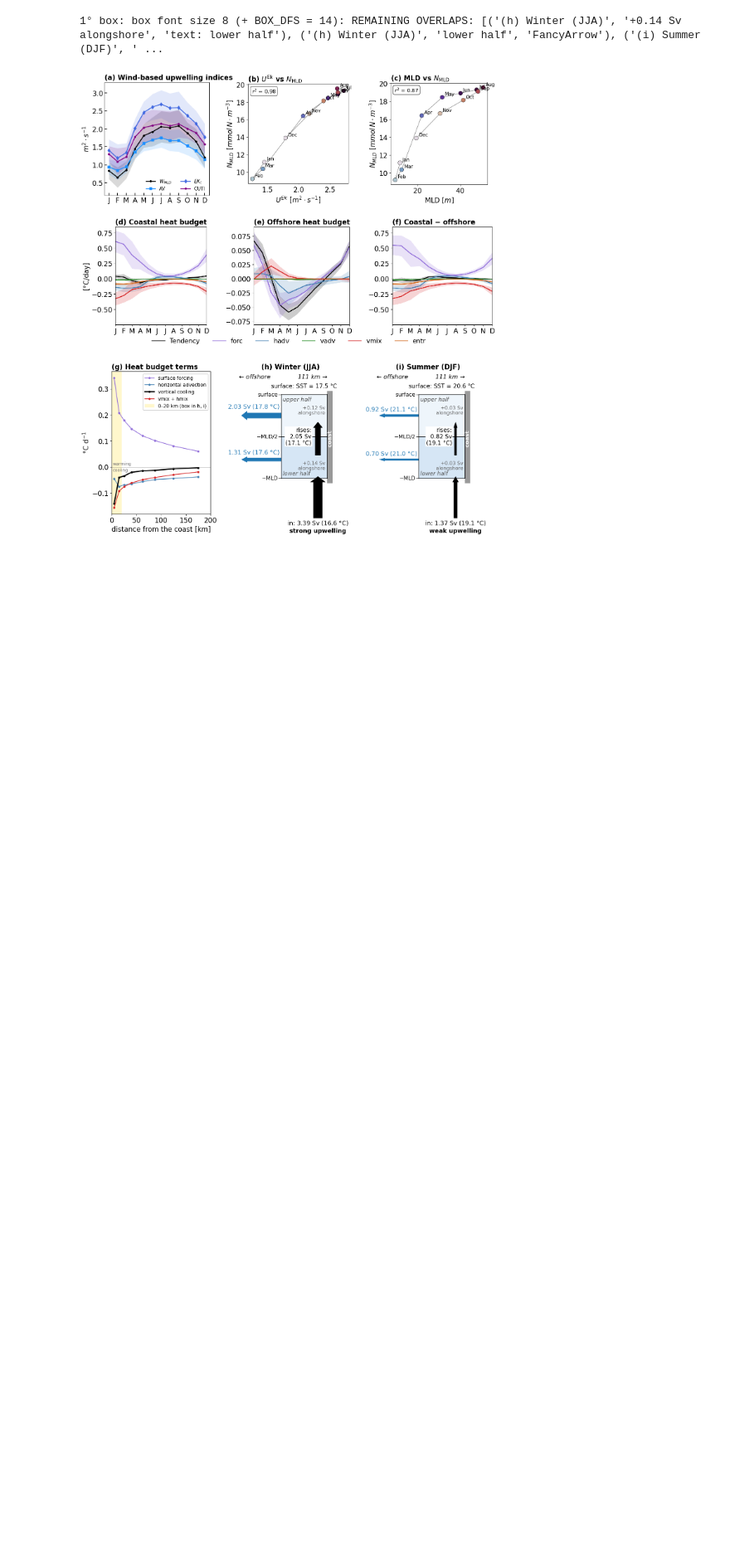
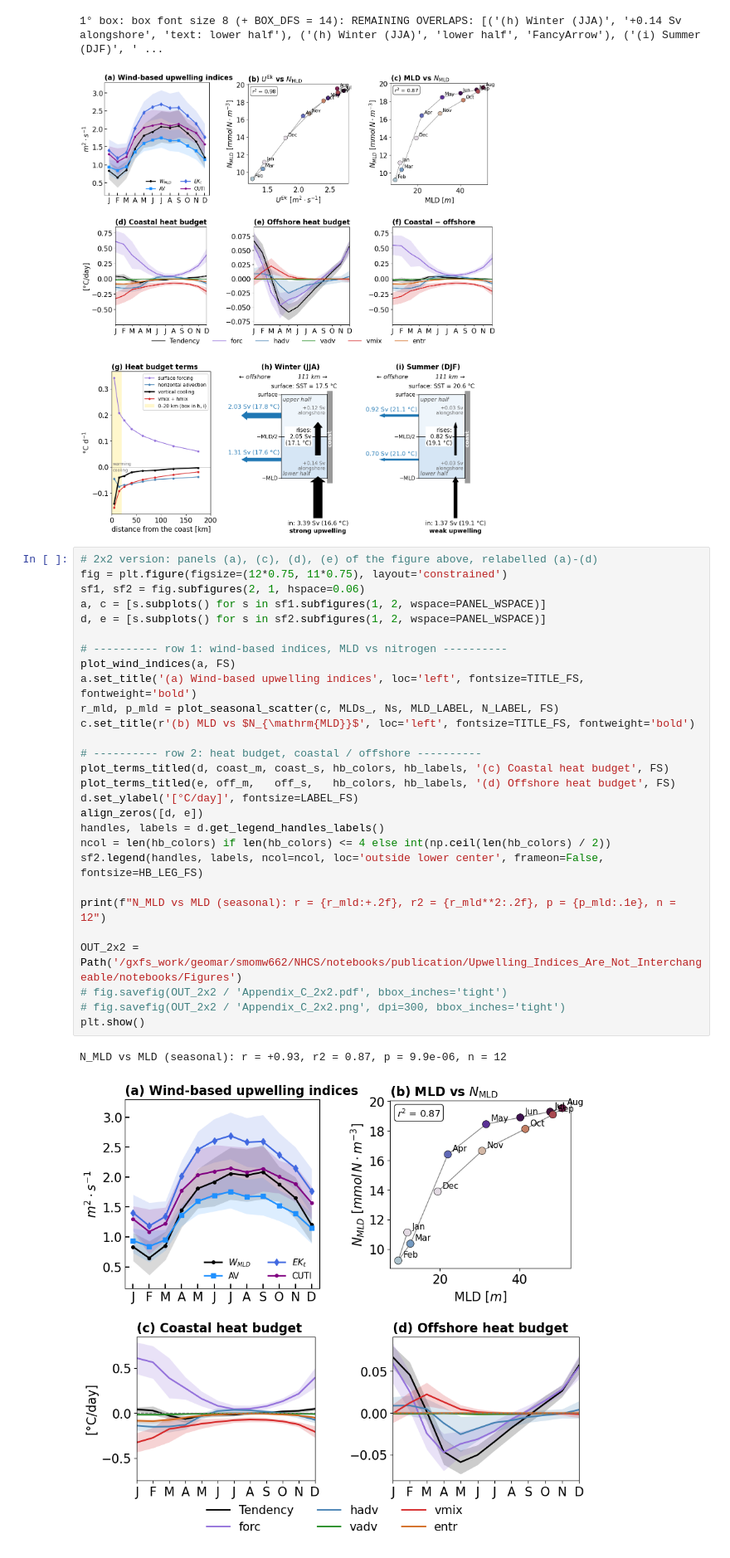
Before and after one commit to danliba/Upwelling_Indices_Are_Not_Interchangeable, a Jupyter notebook: notebooks/Appendix_C.ipynb, the cells around one changed output. Shown at 83% size. Drawn from its saved outputs; the diff is of its cells as text; blank space fills up the shorter version.

```diff
--- a/notebooks/Appendix_C.ipynb
+++ b/notebooks/Appendix_C.ipynb
@@ -669,3 +669,34 @@ plt.show()
 # %% [output]
 1° box: box font size 8 (+ BOX_DFS = 14): REMAINING OVERLAPS: [('(h) Winter (JJA)', '+0.14 Sv alongshore', 'text: lower half'), ('(h) Winter (JJA)', 'lower half', 'FancyArrow'), ('(i) Summer (DJF)', ' ...
 [figure]
+# %%
+# 2x2 version: panels (a), (c), (d), (e) of the figure above, relabelled (a)-(d)
+fig = plt.figure(figsize=(12*0.75, 11*0.75), layout='constrained')
+sf1, sf2 = fig.subfigures(2, 1, hspace=0.06)
+a, c = [s.subplots() for s in sf1.subfigures(1, 2, wspace=PANEL_WSPACE)]
+d, e = [s.subplots() for s in sf2.subfigures(1, 2, wspace=PANEL_WSPACE)]
+
+# ---------- row 1: wind-based indices, MLD vs nitrogen ----------
+plot_wind_indices(a, FS)
+a.set_title('(a) Wind-based upwelling indices', loc='left', fontsize=TITLE_FS, fontweight='bold')
+r_mld, p_mld = plot_seasonal_scatter(c, MLDs_, Ns, MLD_LABEL, N_LABEL, FS)
+c.set_title(r'(b) MLD vs $N_{\mathrm{MLD}}$', loc='left', fontsize=TITLE_FS, fontweight='bold')
+
+# ---------- row 2: heat budget, coastal / offshore ----------
+plot_terms_titled(d, coast_m, coast_s, hb_colors, hb_labels, '(c) Coastal heat budget', FS)
+plot_terms_titled(e, off_m,   off_s,   hb_colors, hb_labels, '(d) Offshore heat budget', FS)
+d.set_ylabel('[°C/day]', fontsize=LABEL_FS)
+align_zeros([d, e])
+handles, labels = d.get_legend_handles_labels()
+ncol = len(hb_colors) if len(hb_colors) <= 4 else int(np.ceil(len(hb_colors) / 2))
+sf2.legend(handles, labels, ncol=ncol, loc='outside lower center', frameon=False, fontsize=HB_LEG_FS)
+
+print(f"N_MLD vs MLD (seasonal): r = {r_mld:+.2f}, r2 = {r_mld**2:.2f}, p = {p_mld:.1e}, n = 12")
+
+OUT_2x2 = Path('/gxfs_work/geomar/smomw662/NHCS/notebooks/publication/Upwelling_Indices_Are_Not_Interchangeable/notebooks/Figures')
+# fig.savefig(OUT_2x2 / 'Appendix_C_2x2.pdf', bbox_inches='tight')
+# fig.savefig(OUT_2x2 / 'Appendix_C_2x2.png', dpi=300, bbox_inches='tight')
+plt.show()
+# %% [output]
+N_MLD vs MLD (seasonal): r = +0.93, r2 = 0.87, p = 9.9e-06, n = 12
+[figure, added]
```
Also changed, not shown: 2 other files.
